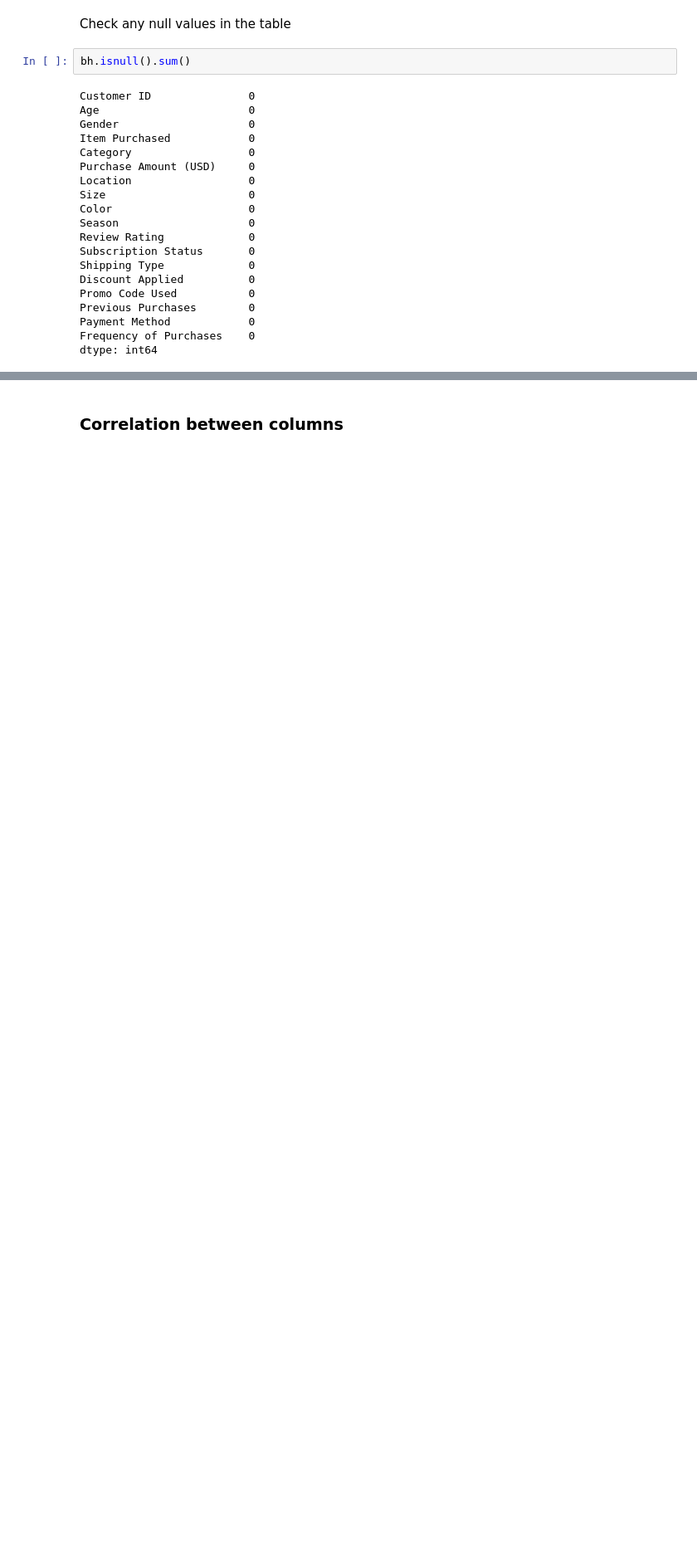
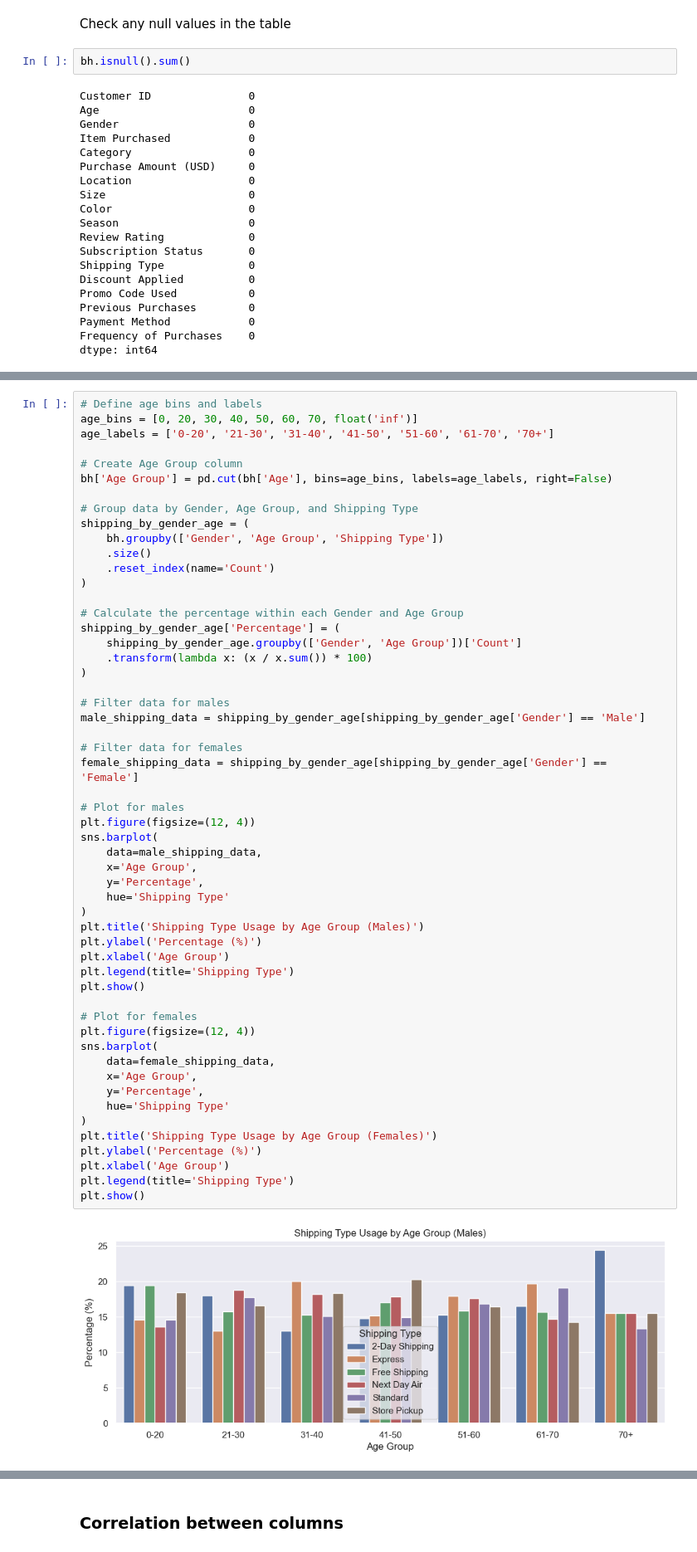
Before and after one commit to haewooklee/customer-retail-cluster, a Jupyter notebook: 3 Data Explore.ipynb, the cells around one changed output, grey strips where cells are left out. Shown: that part at 83% size. Cells and saved outputs as stored; diff of their text form; blank space fills up the shorter version.

```diff
--- a/3 Data Explore.ipynb
+++ b/3 Data Explore.ipynb
@@ -85,0 +202,56 @@ dtype: int64
+# %%
+# Define age bins and labels
+age_bins = [0, 20, 30, 40, 50, 60, 70, float('inf')]
+age_labels = ['0-20', '21-30', '31-40', '41-50', '51-60', '61-70', '70+']
+
+# Create Age Group column
+bh['Age Group'] = pd.cut(bh['Age'], bins=age_bins, labels=age_labels, right=False)
+
+# Group data by Gender, Age Group, and Shipping Type
+shipping_by_gender_age = (
+    bh.groupby(['Gender', 'Age Group', 'Shipping Type'])
+    .size()
+    .reset_index(name='Count')
+)
+
+# Calculate the percentage within each Gender and Age Group
+shipping_by_gender_age['Percentage'] = (
+    shipping_by_gender_age.groupby(['Gender', 'Age Group'])['Count']
+    .transform(lambda x: (x / x.sum()) * 100)
+)
+
+# Filter data for males
+male_shipping_data = shipping_by_gender_age[shipping_by_gender_age['Gender'] == 'Male']
+
+# Filter data for females
+female_shipping_data = shipping_by_gender_age[shipping_by_gender_age['Gender'] == 'Female']
+
+# Plot for males
+plt.figure(figsize=(12, 4))
+sns.barplot(
+    data=male_shipping_data,
+    x='Age Group',
+    y='Percentage',
+    hue='Shipping Type'
+)
+plt.title('Shipping Type Usage by Age Group (Males)')
+plt.ylabel('Percentage (%)')
+plt.xlabel('Age Group')
+plt.legend(title='Shipping Type')
+plt.show()
+
+# Plot for females
+plt.figure(figsize=(12, 4))
+sns.barplot(
+    data=female_shipping_data,
+    x='Age Group',
+    y='Percentage',
+    hue='Shipping Type'
+)
+plt.title('Shipping Type Usage by Age Group (Females)')
+plt.ylabel('Percentage (%)')
+plt.xlabel('Age Group')
+plt.legend(title='Shipping Type')
+plt.show()
+# %% [output]
+[figure, added]
```
Also changed, not shown: parts of 34 cells of this notebook, 1 other file.
